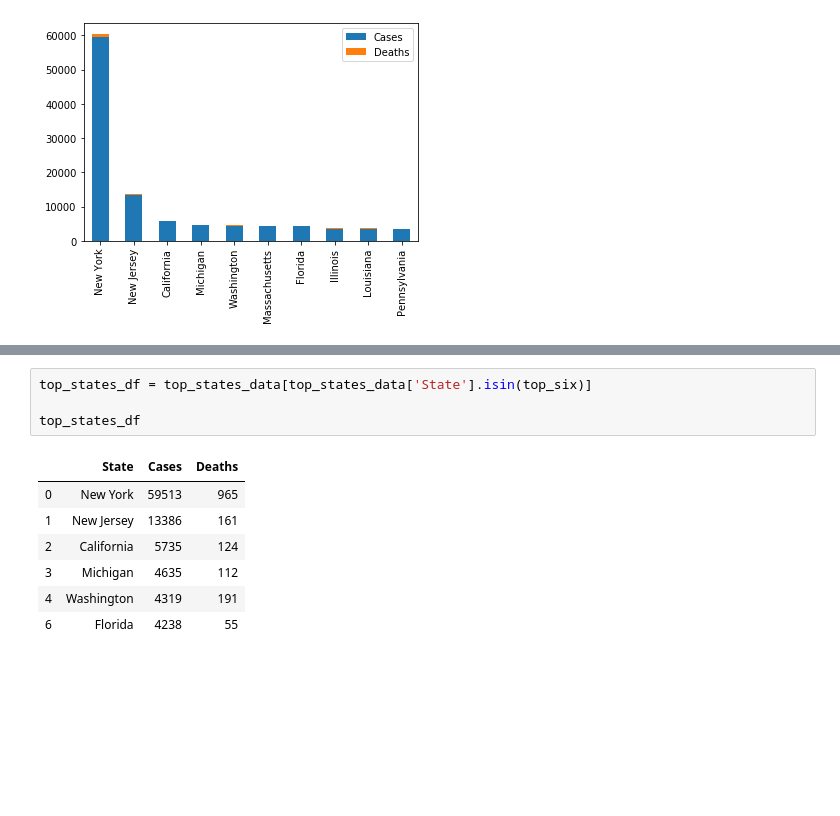
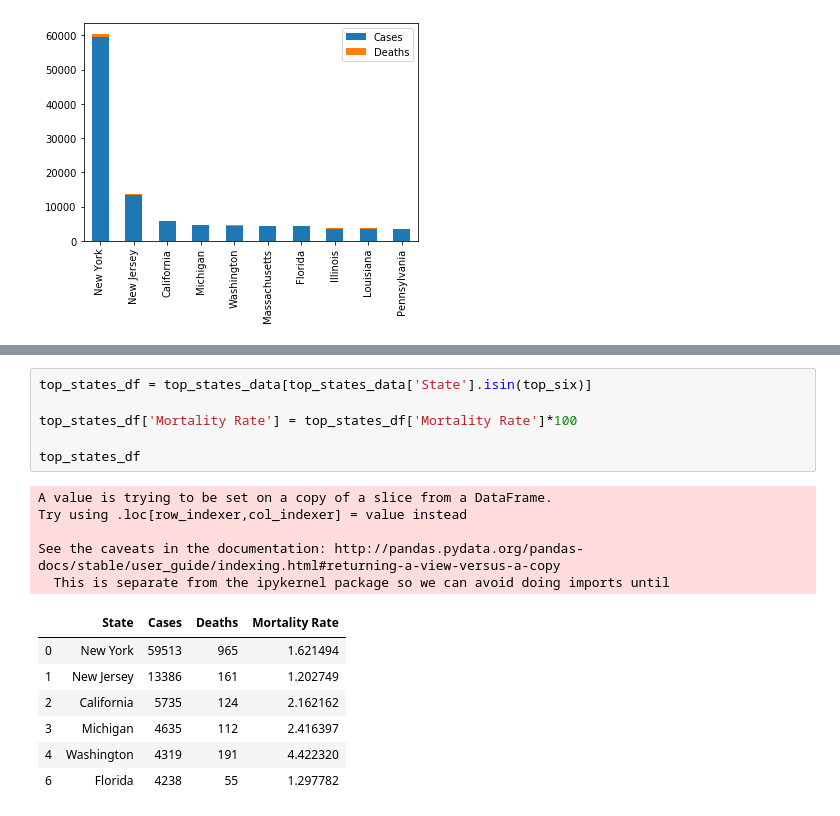
Before and after one commit to positivelyalli/COVID19_ETL_Project, a Jupyter notebook: state_measures.ipynb, the cells around one changed output, grey strips where cells are left out. Drawn from its saved outputs; the diff is of its cells as text; blank space fills up the shorter version.

```diff
--- a/state_measures.ipynb
+++ b/state_measures.ipynb
@@ -360,14 +367,21 @@ plt.savefig('subplot_bar.png')
 # %%
 top_states_df = top_states_data[top_states_data['State'].isin(top_six)]
 
+top_states_df['Mortality Rate'] = top_states_df['Mortality Rate']*100
+
 top_states_df
 # %% [output]
+A value is trying to be set on a copy of a slice from a DataFrame.
+Try using .loc[row_indexer,col_indexer] = value instead
+
+See the caveats in the documentation: http://pandas.pydata.org/pandas-docs/stable/user_guide/indexing.html#returning-a-view-versus-a-copy
+  This is separate from the ipykernel package so we can avoid doing imports until
-|  | State | Cases | Deaths |
-| 0 | New York | 59513 | 965 |
-| 1 | New Jersey | 13386 | 161 |
-| 2 | California | 5735 | 124 |
-| 3 | Michigan | 4635 | 112 |
-| 4 | Washington | 4319 | 191 |
-| 6 | Florida | 4238 | 55 |
+|  | State | Cases | Deaths | Mortality Rate |
+| 0 | New York | 59513 | 965 | 1.621494 |
+| 1 | New Jersey | 13386 | 161 | 1.202749 |
+| 2 | California | 5735 | 124 | 2.162162 |
+| 3 | Michigan | 4635 | 112 | 2.416397 |
+| 4 | Washington | 4319 | 191 | 4.422320 |
+| 6 | Florida | 4238 | 55 | 1.297782 |
 # %%
 # read census data csv
```
Also changed, not shown: parts of 19 cells of this notebook, 5 other files.
